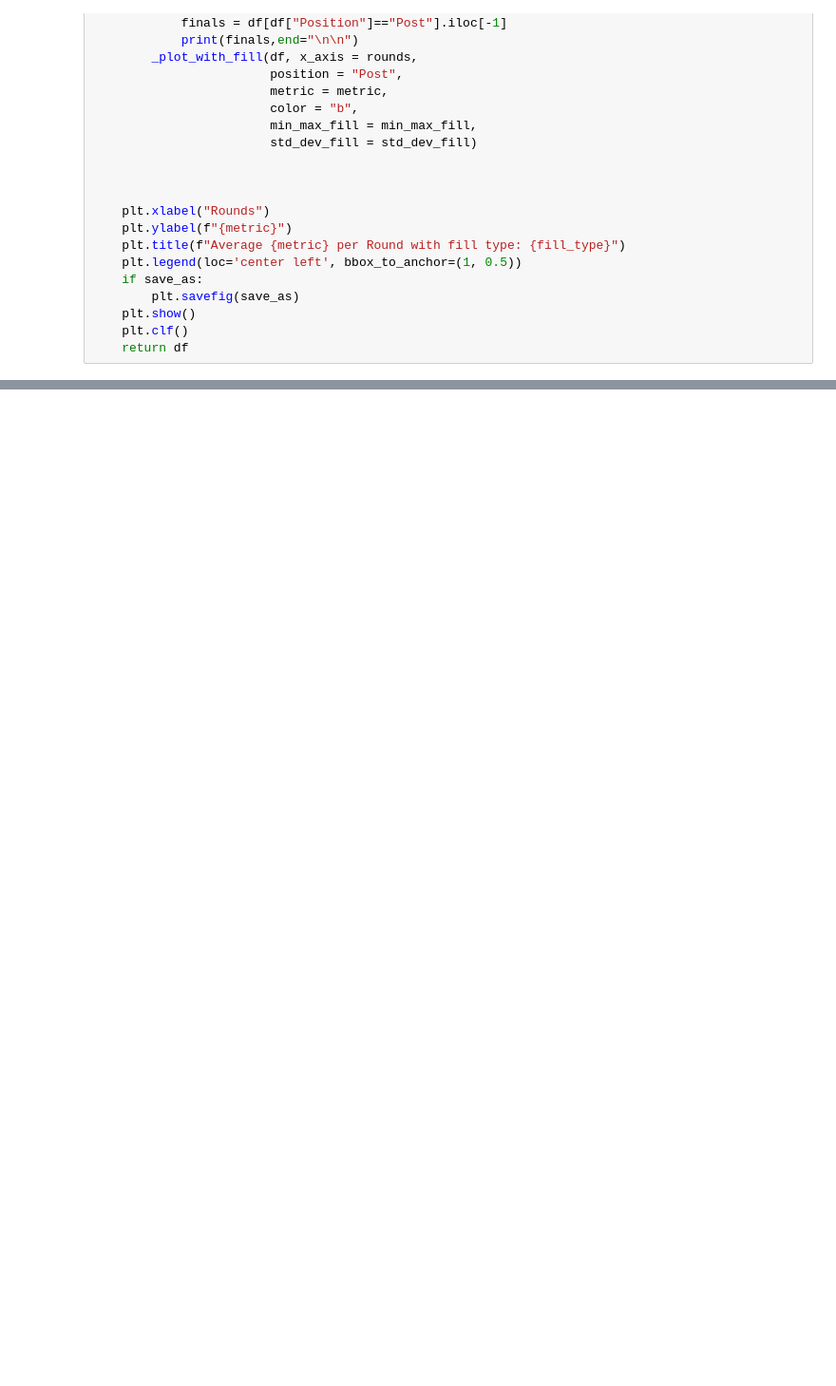
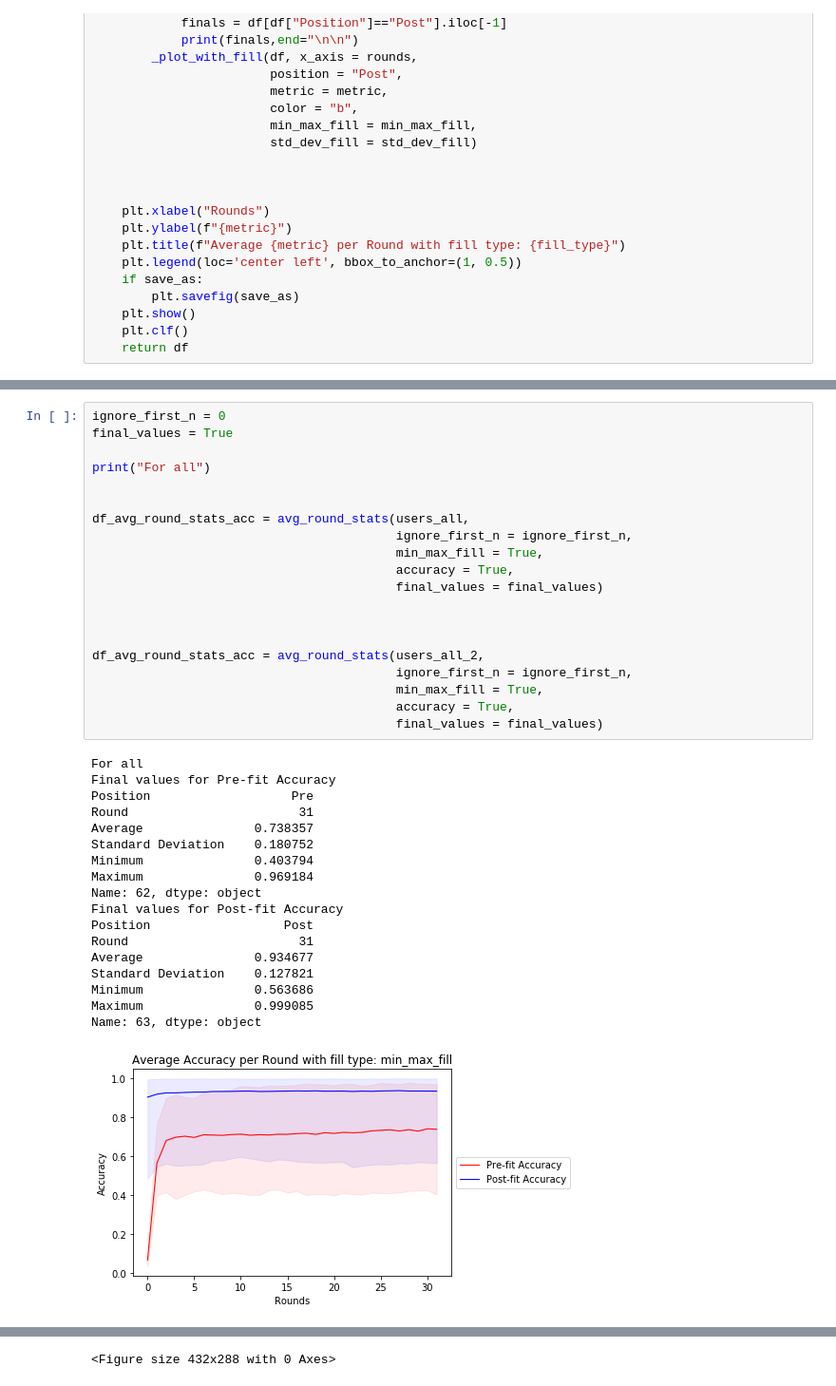
Before and after one commit to Kimi450/Federated-Machine-Learning, a Jupyter notebook: src/refactored_code_2.ipynb, the cells around one changed output, grey strips where cells are left out. Shown at 95% size. Cells and saved outputs as stored; diff of their text form; blank space fills up the shorter version.

```diff
--- a/src/refactored_code_2.ipynb
+++ b/src/refactored_code_2.ipynb
@@ -679 +713,40 @@ User 3 has no data, no instance created...
 ******************************** DONE ********************************
+# %%
+ignore_first_n = 0
+final_values = True
+
+print("For all")
+
+
+df_avg_round_stats_acc = avg_round_stats(users_all,
+                                         ignore_first_n = ignore_first_n,
+                                         min_max_fill = True,
+                                         accuracy = True,
+                                         final_values = final_values)
+
+
+
+df_avg_round_stats_acc = avg_round_stats(users_all_2,
+                                         ignore_first_n = ignore_first_n,
+                                         min_max_fill = True,
+                                         accuracy = True,
+                                         final_values = final_values)
+# %% [output]
+For all
+Final values for Pre-fit Accuracy
+Position                   Pre
+Round                       31
+Average               0.738357
+Standard Deviation    0.180752
+Minimum               0.403794
+Maximum               0.969184
+Name: 62, dtype: object
+Final values for Post-fit Accuracy
+Position                  Post
+Round                       31
+Average               0.934677
+Standard Deviation    0.127821
+Minimum               0.563686
+Maximum               0.999085
+Name: 63, dtype: object
+[figure, added]
@@ -680 +770,2 @@ User 3 has no data, no instance created...
+<Figure size 432x288 with 0 Axes>
 # %%
```
Also changed, not shown: parts of 7 cells of this notebook, 2 other files.
